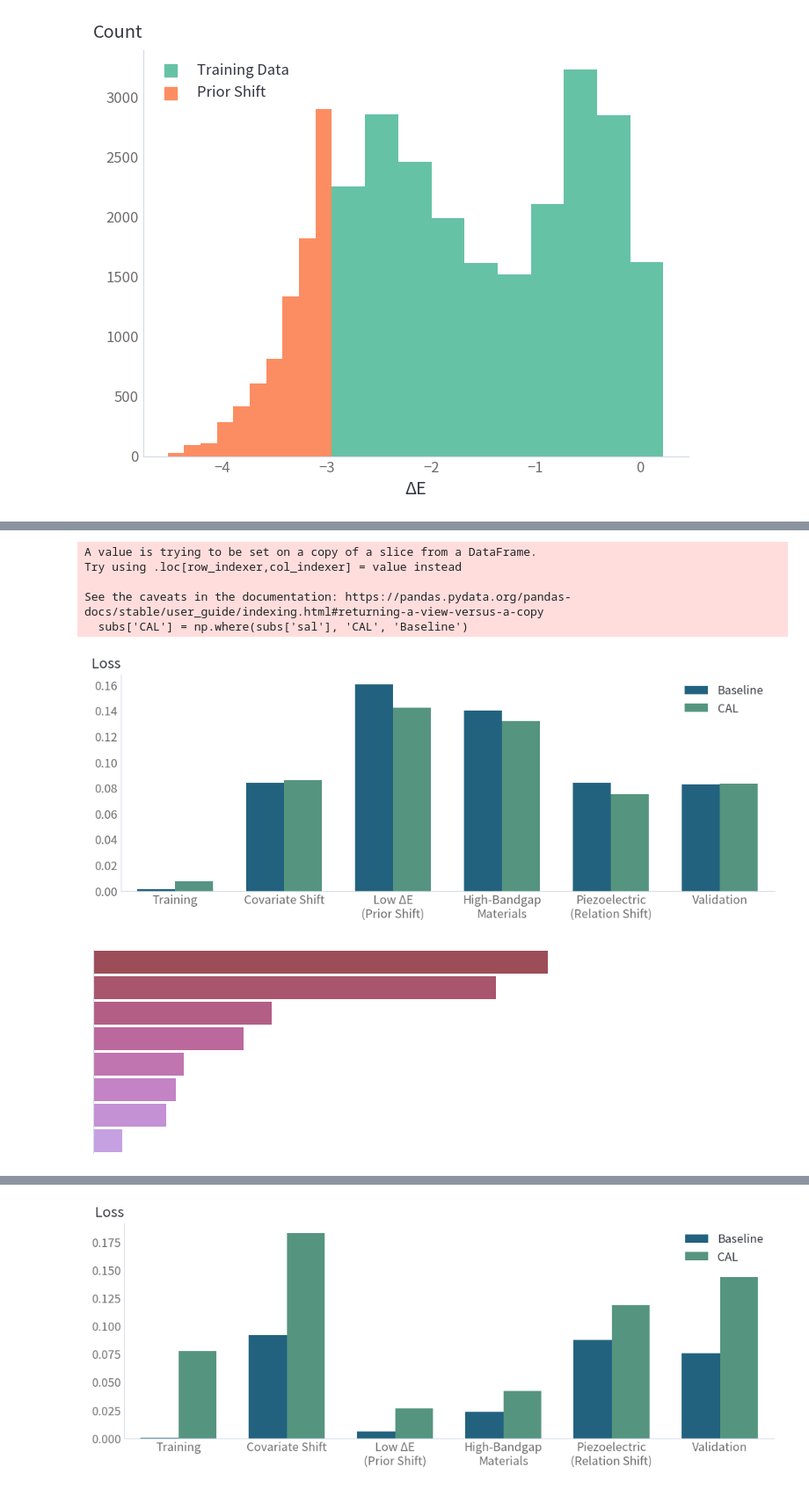
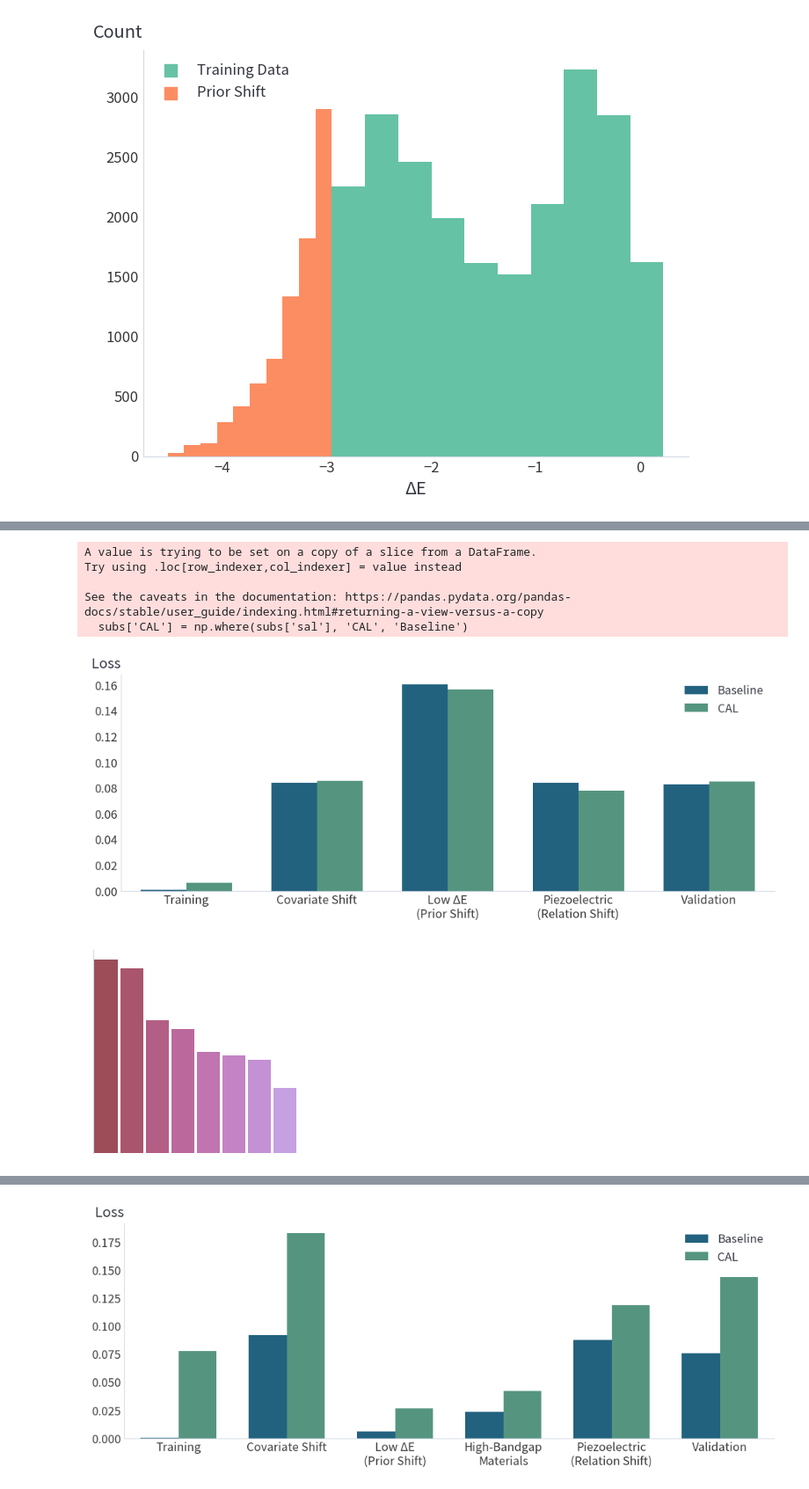
Before and after one commit to nicholas-miklaucic/ood-materials, a Jupyter notebook: paper-visuals.ipynb, the cells around one changed output, grey strips where cells are left out. Shown at 88% size. Saved outputs shown, nothing was run; the diff lists cells and outputs as text; code cells hidden in the pictures.

Commit message:
Updated figures

```diff
--- a/paper-visuals.ipynb
+++ b/paper-visuals.ipynb
@@ -8,8 +8,6 @@ import rho_plus as rp
 
 theme, cs = rp.mpl_setup(False)
 
-plt.rcParams['xtick.labelcolor'] = '#6d6d6d'
-plt.rcParams['ytick.labelcolor'] = '#6d6d6d'
 plt.rcParams['legend.labelcolor'] = plt.rcParams['axes.titlecolor']
 plt.rcParams['legend.edgecolor'] = plt.rcParams['axes.facecolor']
 plt.rcParams['font.family'] = 'Source Han Sans JP'
@@ -235,7 +237,7 @@ def normal_plot(subs):
     rp.ylabel_top(ax)
     return fig, ax
 
-fig, ax = normal_plot(subs)
+fig, ax = normal_plot(subs[subs['dataset'] != "High-Bandgap\nMaterials"])
 fig.savefig('figs/normal_baseline.png')
 # %% [output]
 A value is trying to be set on a copy of a slice from a DataFrame.
@@ -243,23 +245,23 @@ Try using .loc[row_indexer,col_indexer] = value instead
 
 See the caveats in the documentation: https://pandas.pydata.org/pandas-docs/stable/user_guide/indexing.html#returning-a-view-versus-a-copy
   subs['CAL'] = np.where(subs['sal'], 'CAL', 'Baseline')
-[figure, old version]
+[figure, new version]
 # %%
 rng = np.random.default_rng(124)
 
-xs = np.sort(rng.gamma(2, 1, size=8))[::-1]
+xs = np.sort(rng.gamma(2, 1, size=8))[::-1] ** 0.4
 
 pal = sns.cubehelix_palette(n_colors=len(xs), start=1.7, rot=-0.7, gamma=1, hue=1, light=0.7, dark=0.4)
 
-fig, ax = plt.subplots(figsize=(7, 3))
-sns.barplot(x=xs, y=np.arange(len(xs)), palette=pal, orient='h', width=0.9, hue=xs, legend=False, saturation=1)
+fig, ax = plt.subplots(figsize=(3, 3))
+sns.barplot(y=xs, x=np.arange(len(xs)), palette=pal, orient='v', width=0.9, hue=xs, legend=False, saturation=1)
 ax.xaxis.set_visible(False)
 ax.yaxis.set_visible(False)
 sns.despine(bottom=True)
 
 plt.savefig('figs/err_fig.png')
 # %% [output]
-[figure, old version]
+[figure, new version]
 # %%
 df['CAL'] = np.where(df['sal'], 'CAL', 'Baseline')
 
```
Also changed, not shown: parts of 12 cells of this notebook, 20 other files.
